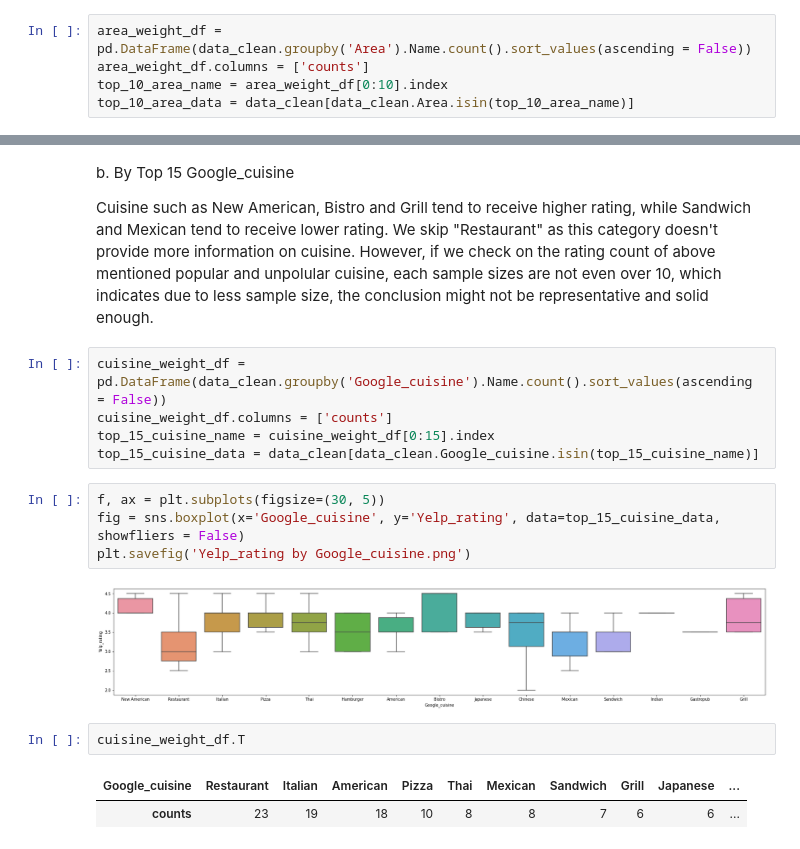
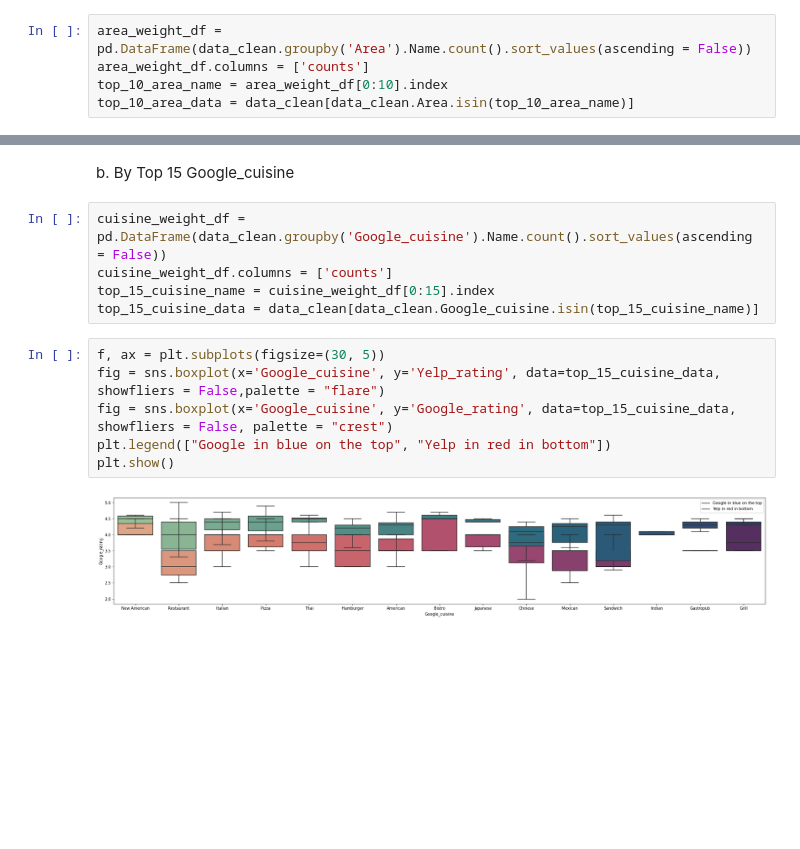
Before and after one commit to sunnyskydream/Self-Projects, a Jupyter notebook: [Project]_Yelp_case.ipynb, the cells around one changed output, grey strips where cells are left out. Drawn from its saved outputs; the diff is of its cells as text; blank space fills up the shorter version.

```diff
--- a/[Project]_Yelp_case.ipynb
+++ b/[Project]_Yelp_case.ipynb
@@ -233,7 +227,5 @@ area_weight_df.T
-# %% [markdown]
-b.	By Top 15 Google_cuisine<br/>
-
-Cuisine such as New American, Bistro and Grill tend to receive higher rating, while Sandwich and Mexican tend to receive lower rating. We skip "Restaurant" as this category doesn't provide more information on cuisine. However, if we check on the rating count of above mentioned popular and unpolular cuisine, each sample sizes are not even over 10, which indicates due to less sample size, the conclusion might not be representative and solid enough.
+# %% [markdown]
+b.	By Top 15 Google_cuisine<br/>
 # %%
 cuisine_weight_df = pd.DataFrame(data_clean.groupby('Google_cuisine').Name.count().sort_values(ascending = False))
 cuisine_weight_df.columns = ['counts']
@@ -241,12 +233,9 @@ top_15_cuisine_name = cuisine_weight_df[0:15].index
 top_15_cuisine_data = data_clean[data_clean.Google_cuisine.isin(top_15_cuisine_name)]
 # %%
 f, ax = plt.subplots(figsize=(30, 5))
-fig = sns.boxplot(x='Google_cuisine', y='Yelp_rating', data=top_15_cuisine_data, showfliers = False)
-plt.savefig('Yelp_rating by Google_cuisine.png')
+fig = sns.boxplot(x='Google_cuisine', y='Yelp_rating', data=top_15_cuisine_data, showfliers = False,palette = "flare")
+fig = sns.boxplot(x='Google_cuisine', y='Google_rating', data=top_15_cuisine_data, showfliers = False, palette = "crest")
+plt.legend(["Google in blue on the top", "Yelp in red in bottom"])
+plt.show()
 # %% [output]
-[figure, old version]
+[figure, new version]
-# %%
-cuisine_weight_df.T
-# %% [output]
-| Google_cuisine | Restaurant | Italian | American | Pizza | Thai | Mexican | Sandwich | Grill | Japanese | ... |
-| counts | 23 | 19 | 18 | 10 | 8 | 8 | 7 | 6 | 6 | ... |
```
Also changed, not shown: parts of 11 cells of this notebook.
